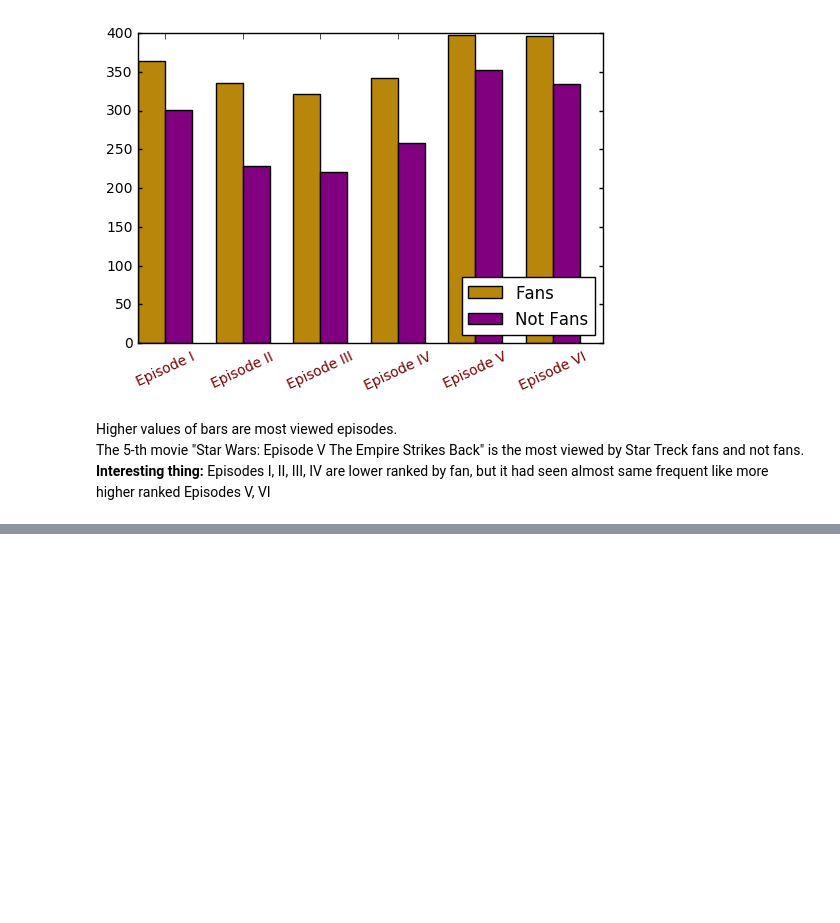
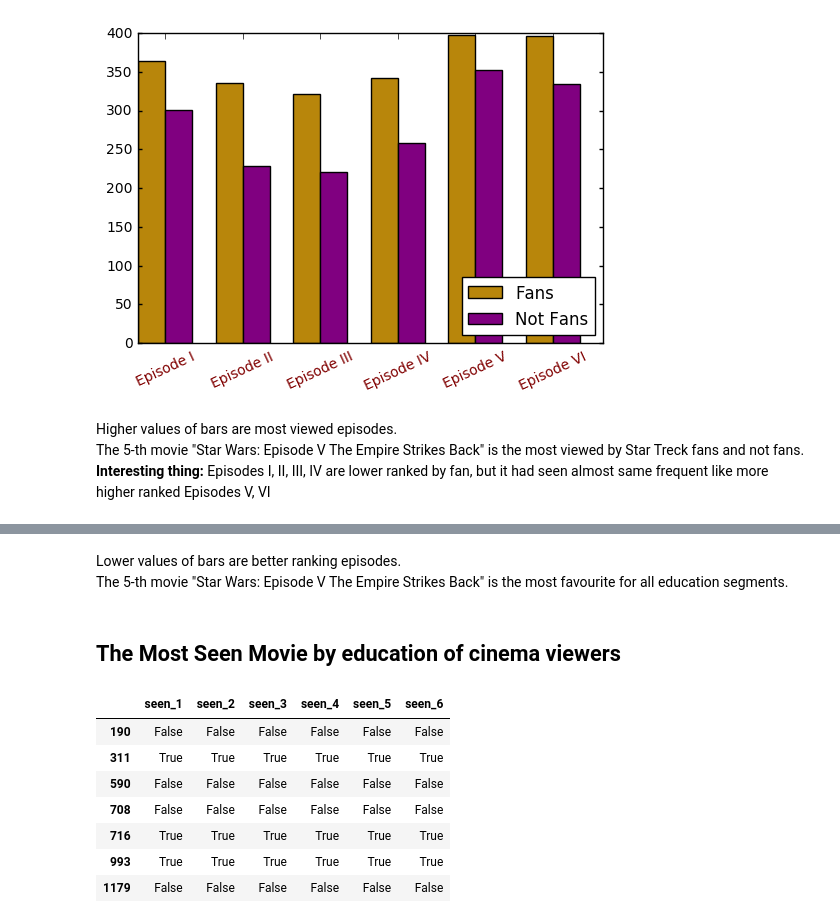
Before and after one commit to KiselevMaxim/data_explorer, a Jupyter notebook: StarWars-survey.ipynb, the cells around one changed output, grey strips where cells are left out. Drawn from its saved outputs; the diff is of its cells as text; code cells hidden in the pictures; blank space fills up the shorter version.

```diff
--- a/StarWars-survey.ipynb
+++ b/StarWars-survey.ipynb
@@ -209,0 +248,18 @@ The 5-th movie "Star Wars: Episode V The Empire Strikes Back" is the most viewed
+# %% [markdown]
+Lower values of bars are better ranking episodes.
+The 5-th movie "Star Wars: Episode V The Empire Strikes Back" is the most favourite for all education segments.
+# %% [markdown]
+## The Most Seen Movie by education of cinema viewers
+# %%
+#It is need to remove segment "Lessthan school", because there are only 3 person from 7 viewed all of Episodes
+#and it is not interesting to see on plot
+Less_than_school[Less_than_school.columns[3:9]]
+# %% [output]
+|  | seen_1 | seen_2 | seen_3 | seen_4 | seen_5 | seen_6 |
+| 190 | False | False | False | False | False | False |
+| 311 | True | True | True | True | True | True |
+| 590 | False | False | False | False | False | False |
+| 708 | False | False | False | False | False | False |
+| 716 | True | True | True | True | True | True |
+| 993 | True | True | True | True | True | True |
+| 1179 | False | False | False | False | False | False |
```
Also changed, not shown: parts of 8 cells of this notebook.
